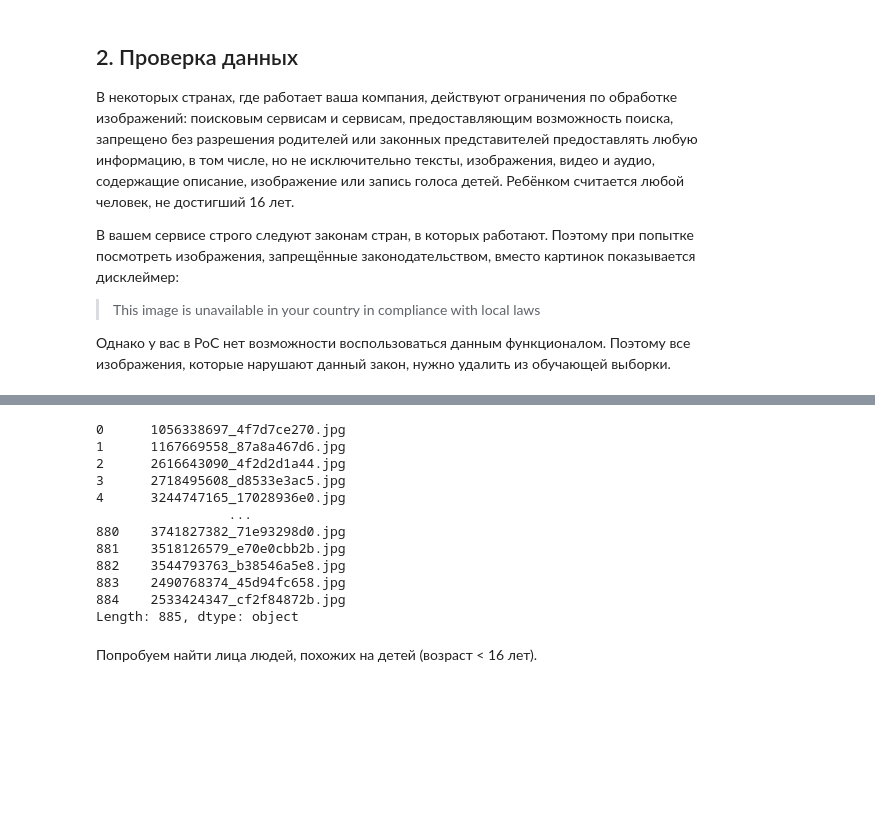
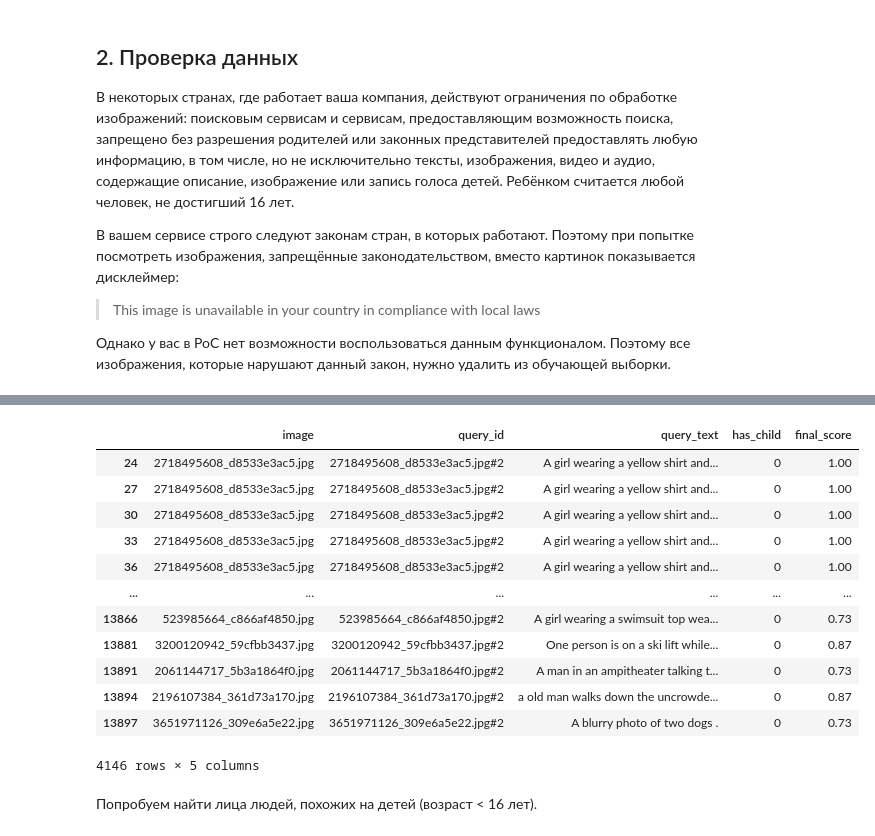
Before and after one commit to mikibouns/project_4, a Jupyter notebook: project.ipynb, the cells around one changed output, grey strips where cells are left out. Saved outputs shown, nothing was run; the diff lists cells and outputs as text; code cells hidden in the pictures; blank space fills up the shorter version.

```diff
--- a/project.ipynb
+++ b/project.ipynb
@@ -450,22 +593,22 @@ merged_train_dataset_df
 # %%
 imgs_without_children = merged_train_dataset_df[
-    (merged_train_dataset_df["has_child"] == 0) & (merged_train_dataset_df["final_score"] == 1.0)
-]["image"]
-imgs_without_children = pd.Series(imgs_without_children.unique())
+    (merged_train_dataset_df["has_child"] == 0) & (merged_train_dataset_df["final_score"] > 0.7)
+]
 imgs_without_children
 # %% [output]
+|  | image | query_id | query_text | has_child | final_score |
+| 24 | 2718495608_d8533e3ac5.jpg | 2718495608_d8533e3ac5.jpg#2 | A girl wearing a yellow shirt and... | 0 | 1.00 |
+| 27 | 2718495608_d8533e3ac5.jpg | 2718495608_d8533e3ac5.jpg#2 | A girl wearing a yellow shirt and... | 0 | 1.00 |
+| 30 | 2718495608_d8533e3ac5.jpg | 2718495608_d8533e3ac5.jpg#2 | A girl wearing a yellow shirt and... | 0 | 1.00 |
+| 33 | 2718495608_d8533e3ac5.jpg | 2718495608_d8533e3ac5.jpg#2 | A girl wearing a yellow shirt and... | 0 | 1.00 |
+| 36 | 2718495608_d8533e3ac5.jpg | 2718495608_d8533e3ac5.jpg#2 | A girl wearing a yellow shirt and... | 0 | 1.00 |
+| ... | ... | ... | ... | ... | ... |
+| 13866 | 523985664_c866af4850.jpg | 523985664_c866af4850.jpg#2 | A girl wearing a swimsuit top wea... | 0 | 0.73 |
+| 13881 | 3200120942_59cfbb3437.jpg | 3200120942_59cfbb3437.jpg#2 | One person is on a ski lift while... | 0 | 0.87 |
+| 13891 | 2061144717_5b3a1864f0.jpg | 2061144717_5b3a1864f0.jpg#2 | A man in an ampitheater talking t... | 0 | 0.73 |
+| 13894 | 2196107384_361d73a170.jpg | 2196107384_361d73a170.jpg#2 | a old man walks down the uncrowde... | 0 | 0.87 |
+| 13897 | 3651971126_309e6a5e22.jpg | 3651971126_309e6a5e22.jpg#2 | A blurry photo of two dogs . | 0 | 0.73 |
-0      1056338697_4f7d7ce270.jpg
-1      1167669558_87a8a467d6.jpg
-2      2616643090_4f2d2d1a44.jpg
-3      2718495608_d8533e3ac5.jpg
-4      3244747165_17028936e0.jpg
-                 ...
-880    3741827382_71e93298d0.jpg
-881    3518126579_e70e0cbb2b.jpg
-882    3544793763_b38546a5e8.jpg
-883    2490768374_45d94fc658.jpg
-884    2533424347_cf2f84872b.jpg
-Length: 885, dtype: object
+4146 rows × 5 columns
 # %% [markdown]
 Попробуем найти лица людей, похожих на детей (возраст < 16 лет).
 # %%
```
Also changed, not shown: parts of 31 cells of this notebook.
